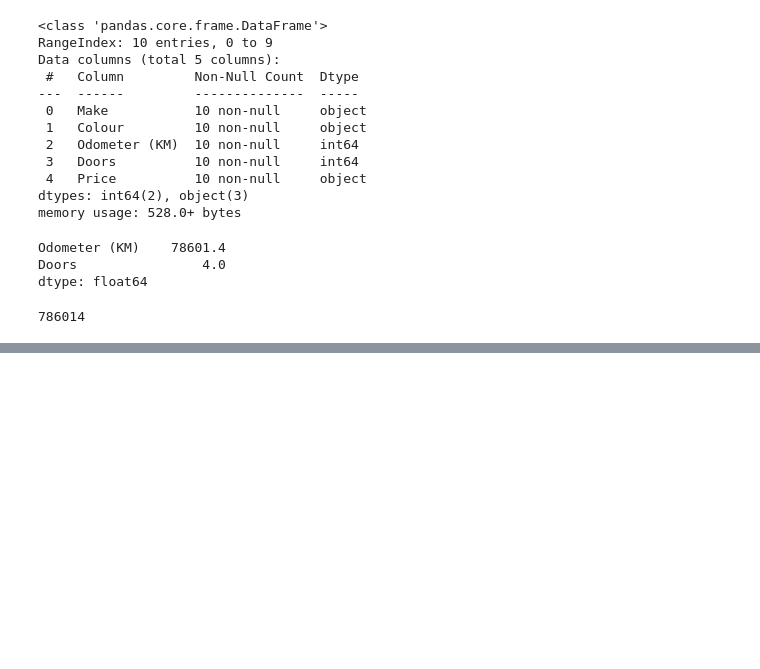
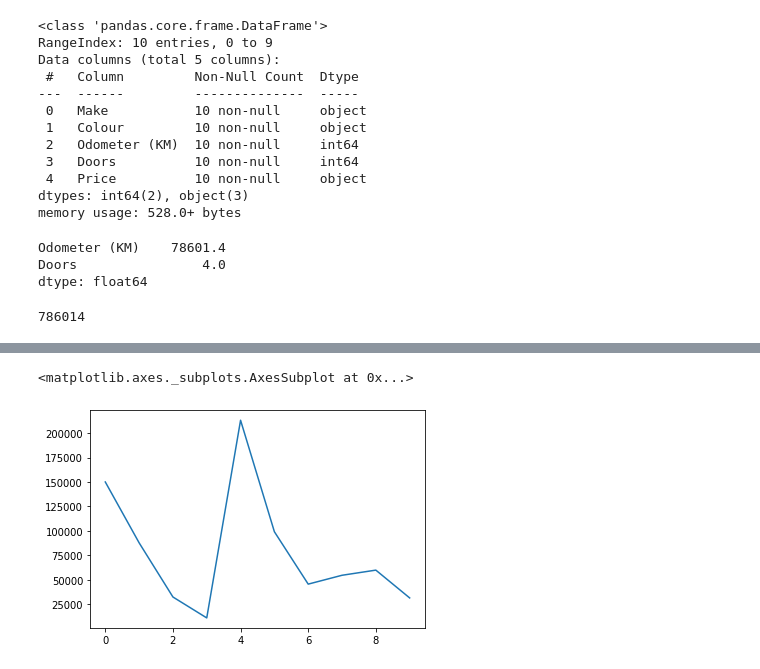
Before and after one commit to alexanderluna/python, a Jupyter notebook: Jupyter/001_data_science_setup/002 Introduction to Pandas.ipynb, the cells around one changed output, grey strips where cells are left out. Drawn from its saved outputs; the diff is of its cells as text; code cells hidden in the pictures; blank space fills up the shorter version.

```diff
--- a/Jupyter/001_data_science_setup/002 Introduction to Pandas.ipynb
+++ b/Jupyter/001_data_science_setup/002 Introduction to Pandas.ipynb
@@ -130,0 +225,5 @@ car_sales["Odometer (KM)"].sum()
+# %%
+car_sales["Odometer (KM)"].plot()
+# %% [output]
+<matplotlib.axes._subplots.AxesSubplot at 0x...>
+[figure, added]
```
Also changed, not shown: parts of 15 cells of this notebook.
